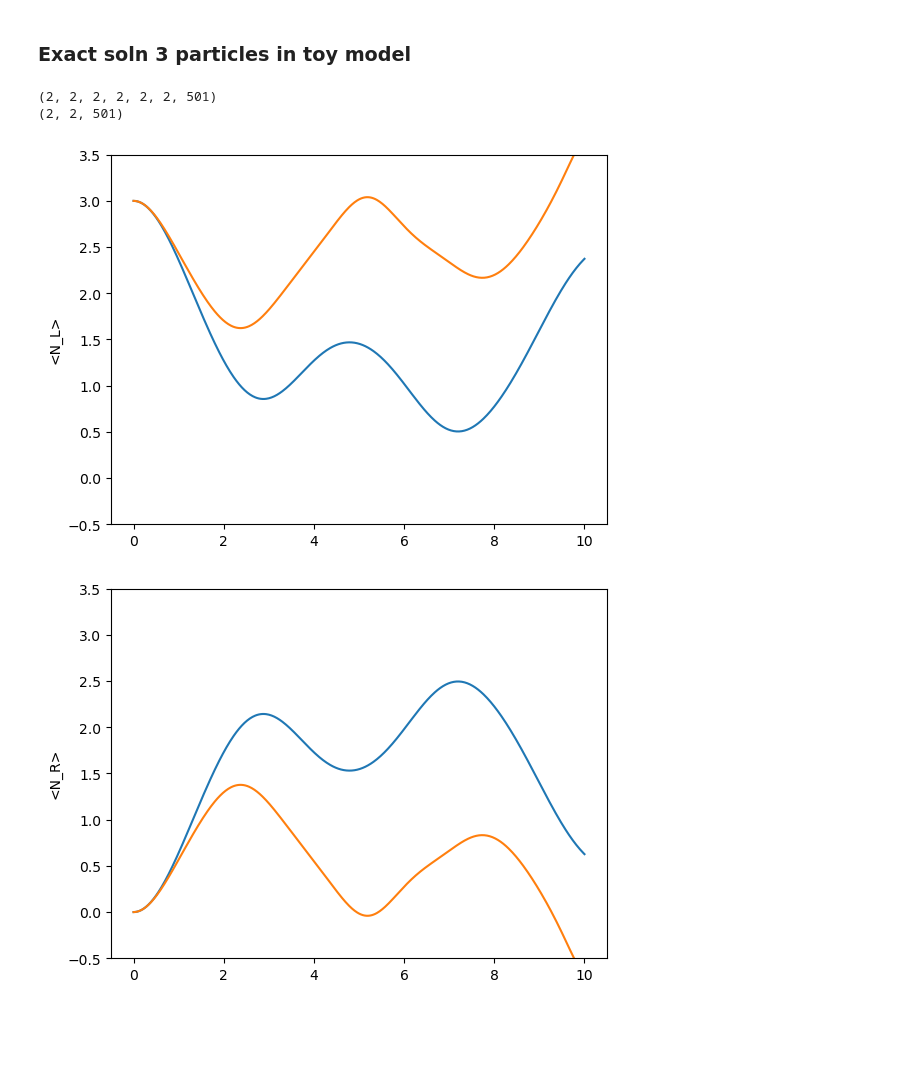
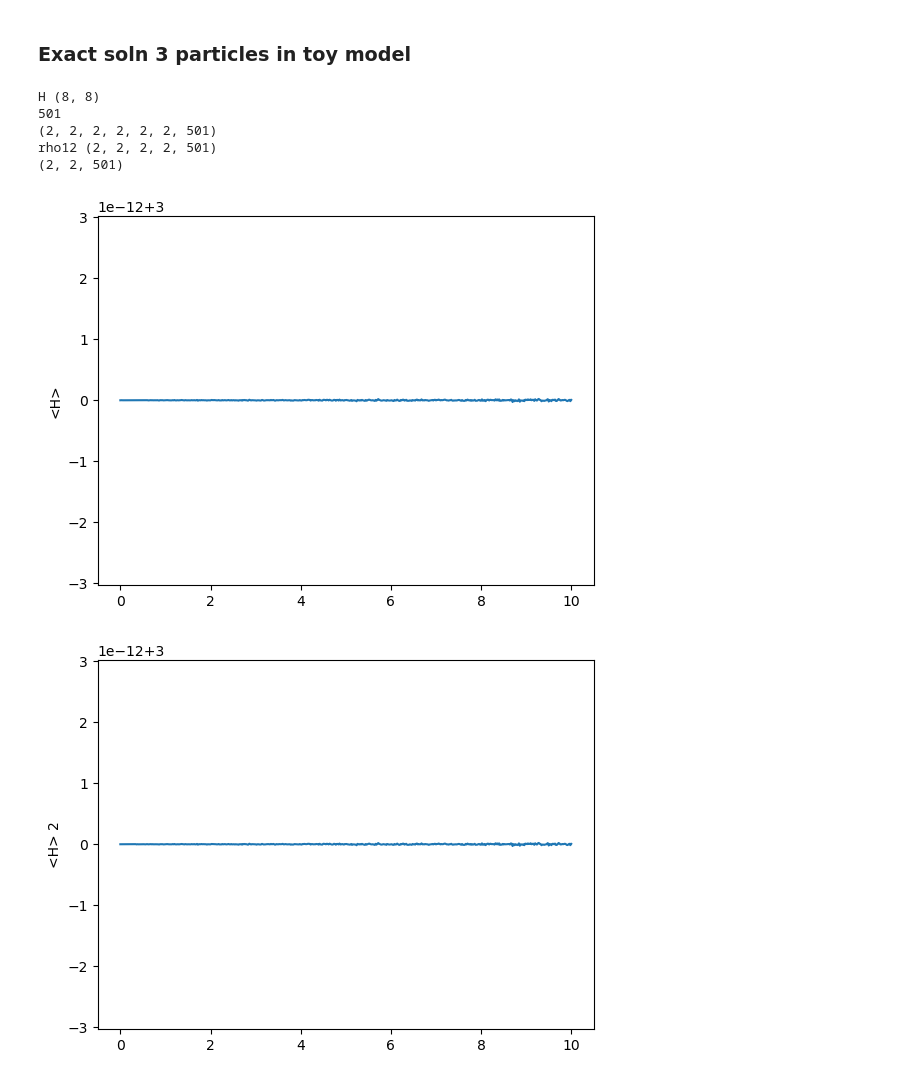
Before and after one commit to annabirke/Honours_entangle_magic, a Jupyter notebook: TDDM_linked_24July.ipynb, the cells around one changed output. Cells and saved outputs as stored; diff of their text form; code cells hidden in the pictures; blank space fills up the shorter version.

Commit message:
fixed some things in TDDM_linked_24July, pre changing v->0.5v in the equations

```diff
--- a/TDDM_linked_24July.ipynb
+++ b/TDDM_linked_24July.ipynb
@@ -305,6 +336,7 @@ plt.show()
 # %% [markdown]
 ### Exact soln 3 particles in toy model ###
 # %%
+# set up the system and hamiltonian
 mu = 0.5
 
 h0 = a/2*np.array([[1,-1],
@@ -325,41 +357,84 @@ P23 = np.array([[1, 0, 0, 0, 0, 0, 0, 0],
 T = np.kron(np.kron(h0,I2),I2) + np.kron(np.kron(I2,h0),I2) + np.kron(np.kron(I2,I2),h0)
 V = np.kron(v,I2) + P23@np.kron(v,I2)@P23.T.conj() + np.kron(I2,v)
 H = T+V
+print('H',H.shape)
 
+# set up the state evolution
 def rhoout(t_list,psiin):
     rhoout=[]
     for t in t_list:
         psiout = expm(-1j*H*t)@psiin
         rho = np.outer(psiout.T.conj(),psiout)
         rho = rho.reshape(2,2,2,2,2,2)
         rhoout.append(rho)
     rhoout = np.array(rhoout,dtype=complex)
     rhoout = np.moveaxis(rhoout, 0, -1)
     return rhoout
 
+# calculate the state evolution
 L1 = np.array([1,0],dtype=complex)
 psiin = np.kron(np.kron(L1,L1),L1)
 t_list = np.linspace(0.0,10.0,501)
-rhoout = rhoout(t_list,psiin)
-print(rhoout.shape)
+print(len(t_list))
+rhoout_exact = rhoout(t_list,psiin)
+print(rhoout_exact.shape)
 
-rho12 = np.trace(rhoout,axis1=2,axis2=5)
-rho1 = 3*np.trace(rho12,axis1=1,axis2=3)
-print(rho1.shape)
+# make reduced density matrices
+rho12_exact = (3*2)*np.trace(rhoout_exact,axis1=2,axis2=5)
+print('rho12',rho12_exact.shape)
+rho1_exact = (3*2/2)*np.trace(   np.trace(rhoout_exact,axis1=2,axis2=5)   ,axis1=1,axis2=3)
+print(rho1_exact.shape)
 
-plt.plot(t_list,NL(rho1))
-plt.plot(soln.t,NL(rho_soln))
+
+# Look at energy conservation
+# first using full rho and full H
+rhoout_8x8 = rhoout_exact.reshape(8,8,len(t_list))
+exE = np.trace( np.einsum('ijt,jk->ikt',rhoout_8x8,H) , axis1=0, axis2=1)
+plt.plot(t_list,exE)
+plt.ylabel('<H>')
+plt.show()
+
+# now using reduced densities and 1body, 2body components of H
+exE2 = np.trace( np.einsum('ijt,jk->ikt',rho1_exact,h0) , axis1=0, axis2=1) + 0.5*np.trace( np.einsum('ijt,jk->ikt',rho12_exact.reshape(4,4,len(t_list)),v) , axis1=0, axis2=1)
+plt.plot(t_list,exE2)
+plt.ylabel('<H> 2')
+plt.show()
+# CLEARLY NEED THE FACTOR OF 0.5 INFRONT OF 2BODY V TERM SO THAT GET THE SAME E AND ALSO SO THAT E IS CONSERVED
+
+
+
+# Now look at number of particles in each well
+plt.plot(t_list,NL(rho1_exact),label='exact')
+plt.plot(soln.t,NL(rho_soln),label='TDDM')
 plt.ylabel('<N_L>')
 plt.ylim(-0.5,3.5)
+plt.legend()
 plt.show()
 
-plt.plot(t_list,NR(rho1))
-plt.plot(soln.t,NR(rho_soln))
+plt.plot(t_list,NR(rho1_exact),label='exact')
+plt.plot(soln.t,NR(rho_soln),label='TDDM')
 plt.ylabel('<N_R>')
 plt.ylim(-0.5,3.5)
+plt.legend()
 plt.show()
+
+
+# testing some properties of the 2body density, to inform code above.
+# first, the trace stays at 6:
+    # plt.plot(t_list,np.trace(rho12_exact.reshape(4,4,len(t_list)),axis1=0,axis2=1))
+    # plt.show()
+# the norm starts at 6 but is not conserved, thats fine
+    # plt.plot(t_list,np.linalg.norm(rho12_exact.reshape(4,4,len(t_list)),axis=(0,1)))
+    # plt.show()
+
+# the 1body density trace stays at 3 as expected (particle number)
+    # plt.plot(t_list,np.trace(rho1_exact,axis1=0,axis2=1))
+    # plt.show()
 # %% [output]
+H (8, 8)
+501
 (2, 2, 2, 2, 2, 2, 501)
+rho12 (2, 2, 2, 2, 501)
 (2, 2, 501)
-[figure, old version]
+[figure, new version]
-[figure, old version]
+[figure, new version]
```
Also changed, not shown: parts of 5 cells of this notebook.
